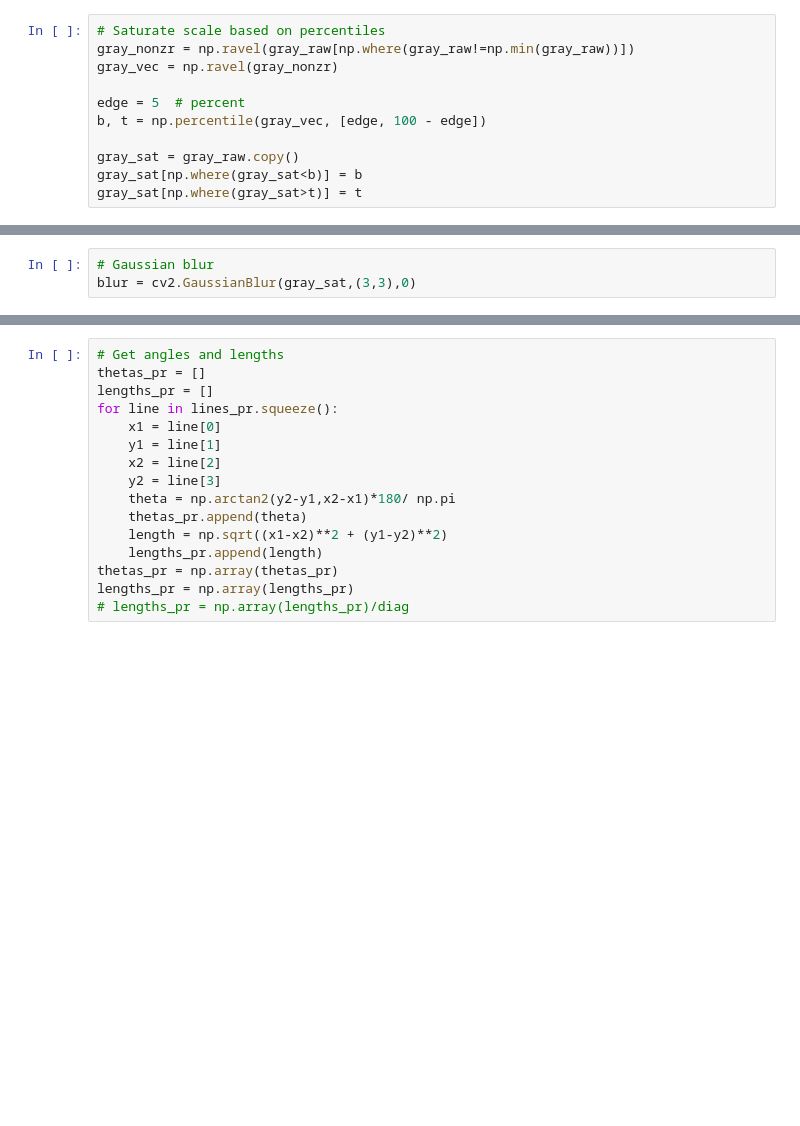
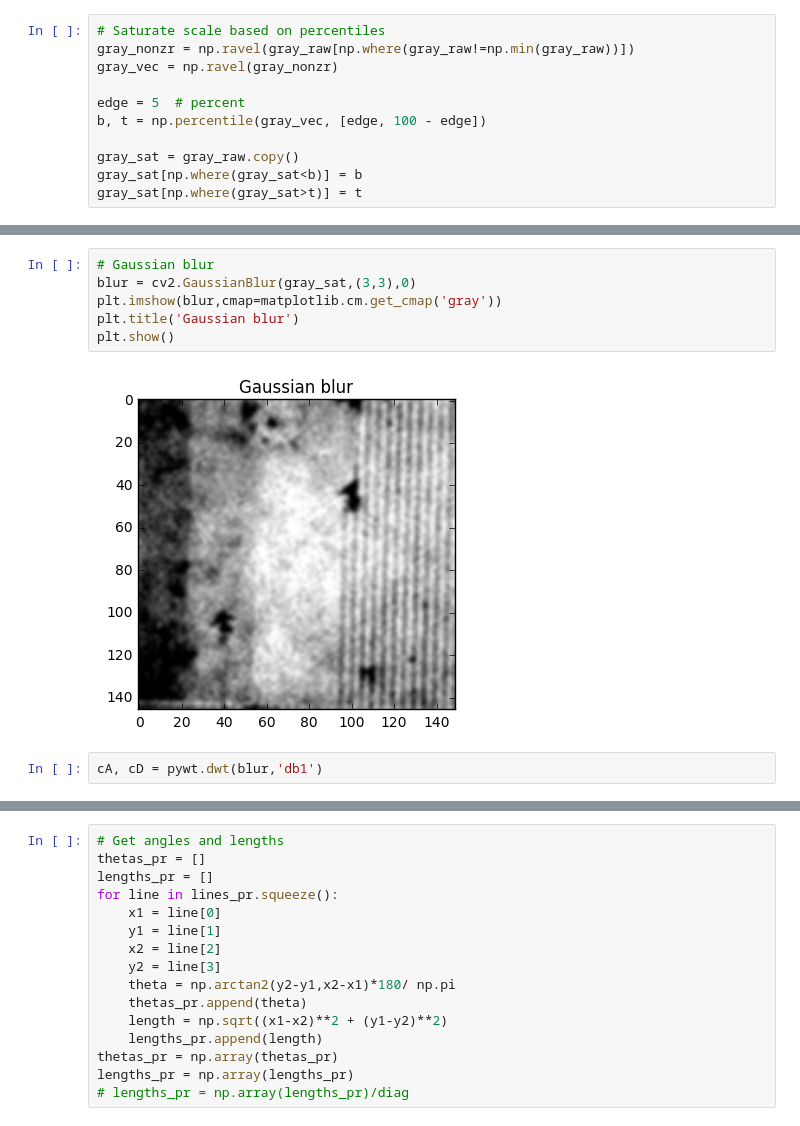
Before and after one commit to liu963/insight-project, a Jupyter notebook: pattern-recognition/FeatureExtraction_Demo.ipynb, the cells around one changed output, grey strips where cells are left out. Cells and saved outputs as stored; diff of their text form; blank space fills up the shorter version.

```diff
--- a/pattern-recognition/FeatureExtraction_Demo.ipynb
+++ b/pattern-recognition/FeatureExtraction_Demo.ipynb
@@ -65,3 +87,10 @@ gray_sat[np.where(gray_sat>t)] = t
 # %%
 # Gaussian blur
 blur = cv2.GaussianBlur(gray_sat,(3,3),0)
+plt.imshow(blur,cmap=matplotlib.cm.get_cmap('gray'))
+plt.title('Gaussian blur')
+plt.show()
+# %% [output]
+[figure, added]
+# %%
+cA, cD = pywt.dwt(blur,'db1')
```
Also changed, not shown: parts of 44 cells of this notebook.
